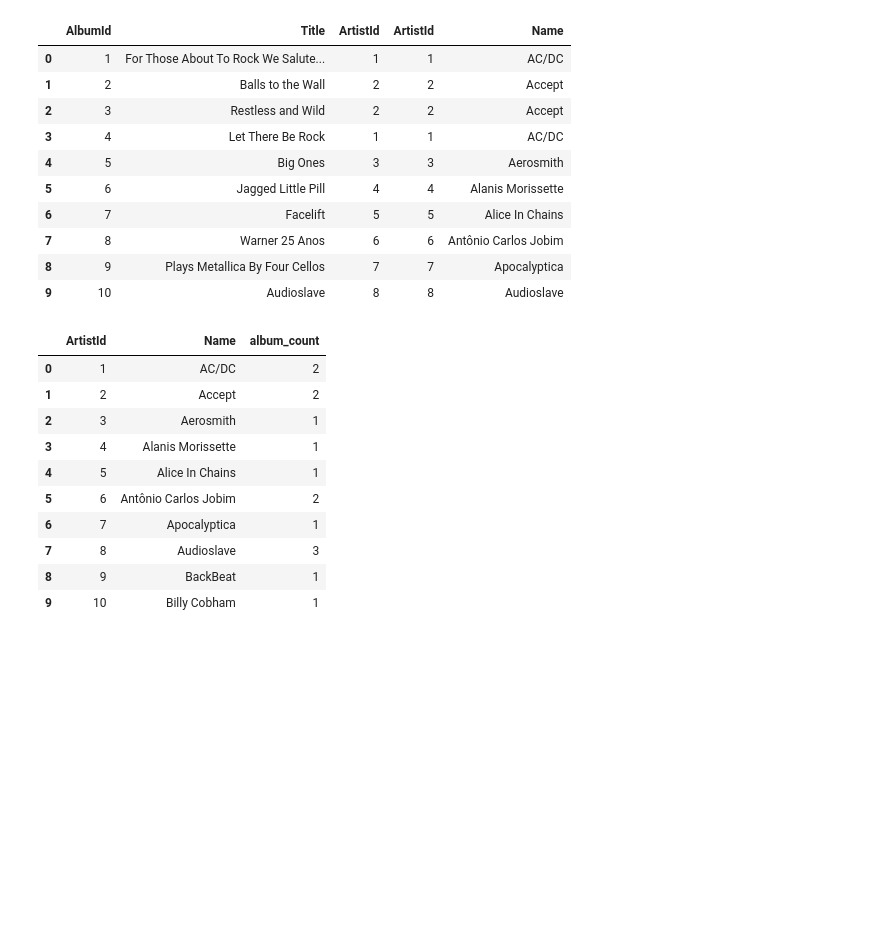
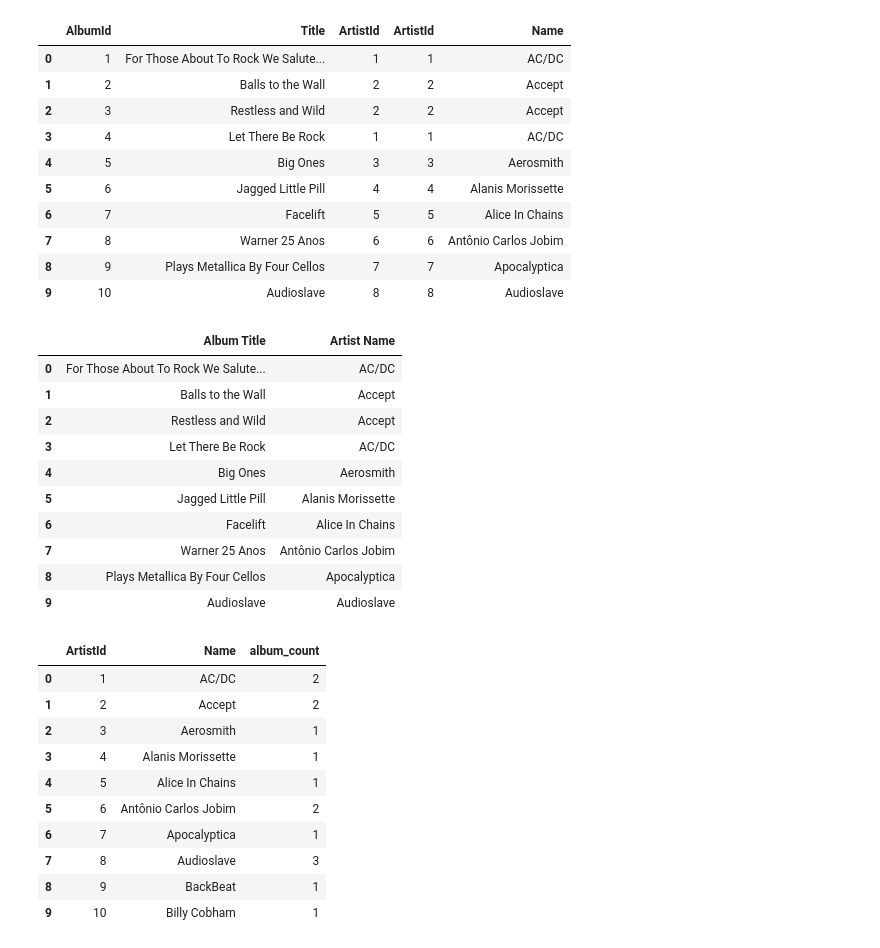
Before and after one commit to smileschen/2019-sp-stats131, a Jupyter notebook: 09-01 Intro SQL.ipynb, the cells around one changed output. Saved outputs shown, nothing was run; the diff lists cells and outputs as text; code cells hidden in the pictures; blank space fills up the shorter version.

```diff
--- a/09-01 Intro SQL.ipynb
+++ b/09-01 Intro SQL.ipynb
@@ -185,6 +204,26 @@ pd.read_sql_query(command, engine)
 | 7 | 8 | Warner 25 Anos | 6 | 6 | Antônio Carlos Jobim |
 | 8 | 9 | Plays Metallica By Four Cellos | 7 | 7 | Apocalyptica |
 | 9 | 10 | Audioslave | 8 | 8 | Audioslave |
+# %%
+command = '''
+SELECT Title AS "Album Title", Name AS "Artist Name"
+FROM Album
+INNER JOIN Artist ON Album.ArtistId = Artist.ArtistId
+LIMIT 10
+'''
+pd.read_sql_query(command, engine)
+# %% [output]
+|  | Album Title | Artist Name |
+| 0 | For Those About To Rock We Salute... | AC/DC |
+| 1 | Balls to the Wall | Accept |
+| 2 | Restless and Wild | Accept |
+| 3 | Let There Be Rock | AC/DC |
+| 4 | Big Ones | Aerosmith |
+| 5 | Jagged Little Pill | Alanis Morissette |
+| 6 | Facelift | Alice In Chains |
+| 7 | Warner 25 Anos | Antônio Carlos Jobim |
+| 8 | Plays Metallica By Four Cellos | Apocalyptica |
+| 9 | Audioslave | Audioslave |
 # %%
 command = '''
 SELECT Artist.ArtistId, Name, COUNT(AlbumId) AS album_count
```
Also changed, not shown: parts of 2 cells of this notebook.
